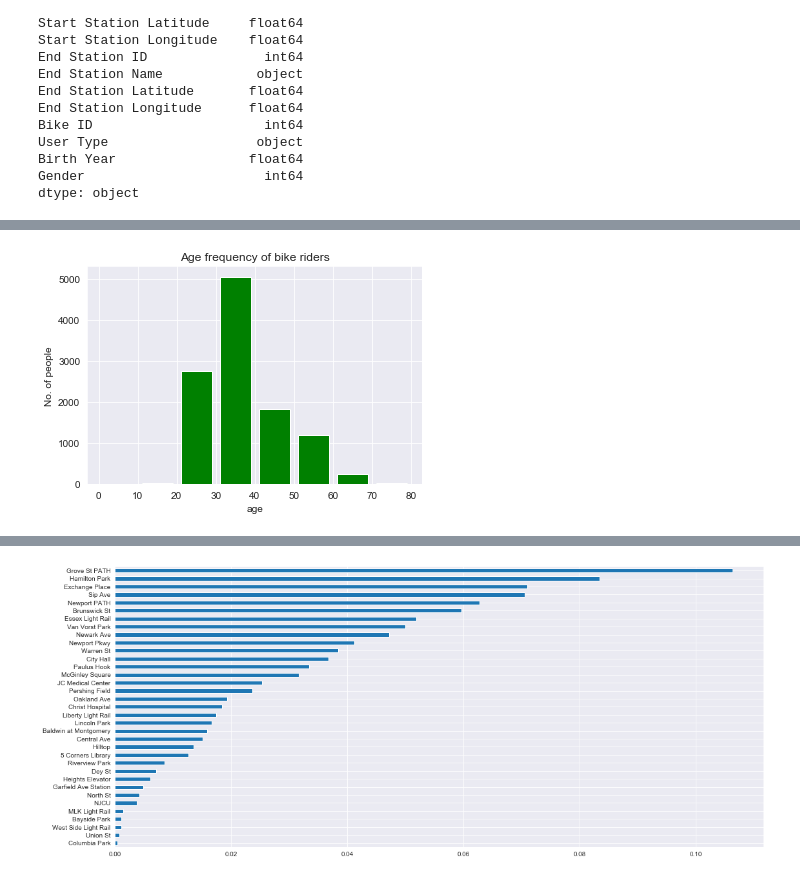
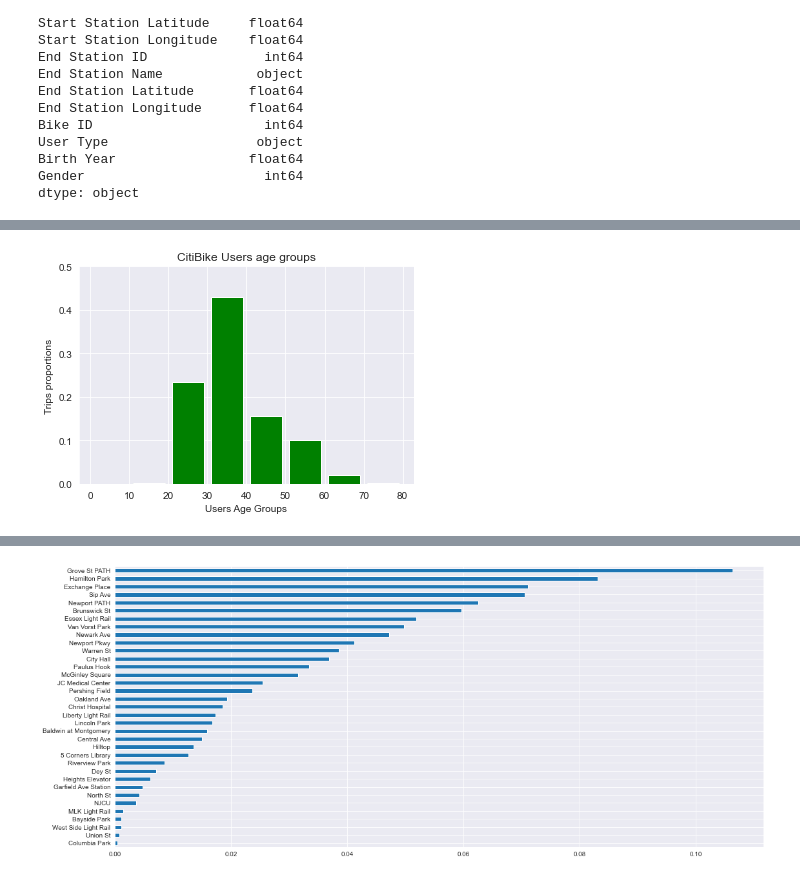
Before and after one commit to midoeddou/citibike_december2015, a Jupyter notebook: Desktop/Udacity/data_scientist/project_one_blog/citi_bike_ride.ipynb, the cells around one changed output, grey strips where cells are left out. Drawn from its saved outputs; the diff is of its cells as text; code cells hidden in the pictures.

```diff
--- a/Desktop/Udacity/data_scientist/project_one_blog/citi_bike_ride.ipynb
+++ b/Desktop/Udacity/data_scientist/project_one_blog/citi_bike_ride.ipynb
@@ -83,0 +157,3 @@ df.hist(figsize = (8,10));
+# %%
+# Let's drop these outliers then
+df = df[df['Trip Duration']<=10800]
@@ -97,7 +224,0 @@ df['Stop Time'] = pd.to_datetime(df['Stop Time'])
-# %%
-# time range of the dataset ? 1st December to 21st of Feb
-print(df['Start Time'].min())
-print(df['Stop Time'].max())
-# 21 trips present very high duration trips  > 8h and we decided to first drop these inconsistent values
-df[df['Trip Duration'] > 28800].index
-df = df.drop(labels = df[df['Trip Duration'] > 28800].index,axis=0)
@@ -145,24 +225,30 @@ Let's have a look at the data and see what we have.
 # %%
 # Looking at the age distribution
 
 # setting the ranges and no. of intervals
 range = (0, 80)
-bins = [0,10,20,30,40,50,60,70,80]
+bins = np.arange(0,90,10)
 
 # plotting a histogram
 plt.hist(df.Age, bins, range, color = 'green',
         histtype = 'bar', rwidth = 0.8)
 
+max_prop = 5000/df.shape[0]
+tick_props = np.arange(0,max_prop+0.1,0.1)
+tick_names = [v.astype('str') for v in tick_props]
+tick_names[3]='0.3'
+plt.yticks(tick_props*df.shape[0],tick_names)
+
 # x-axis label
-plt.xlabel('age')
+plt.xlabel('Users Age Groups')
 # frequency label
-plt.ylabel('No. of people')
+plt.ylabel('Trips proportions')
 # plot title
-plt.title('Age frequency of bike riders')
+plt.title('CitiBike Users age groups')
 
 # function to show the plot
 plt.show()
 # %% [output]
-[figure, old version]
+[figure, new version]
 # %%
 # Gender distribution
```
Also changed, not shown: parts of 63 cells of this notebook.
